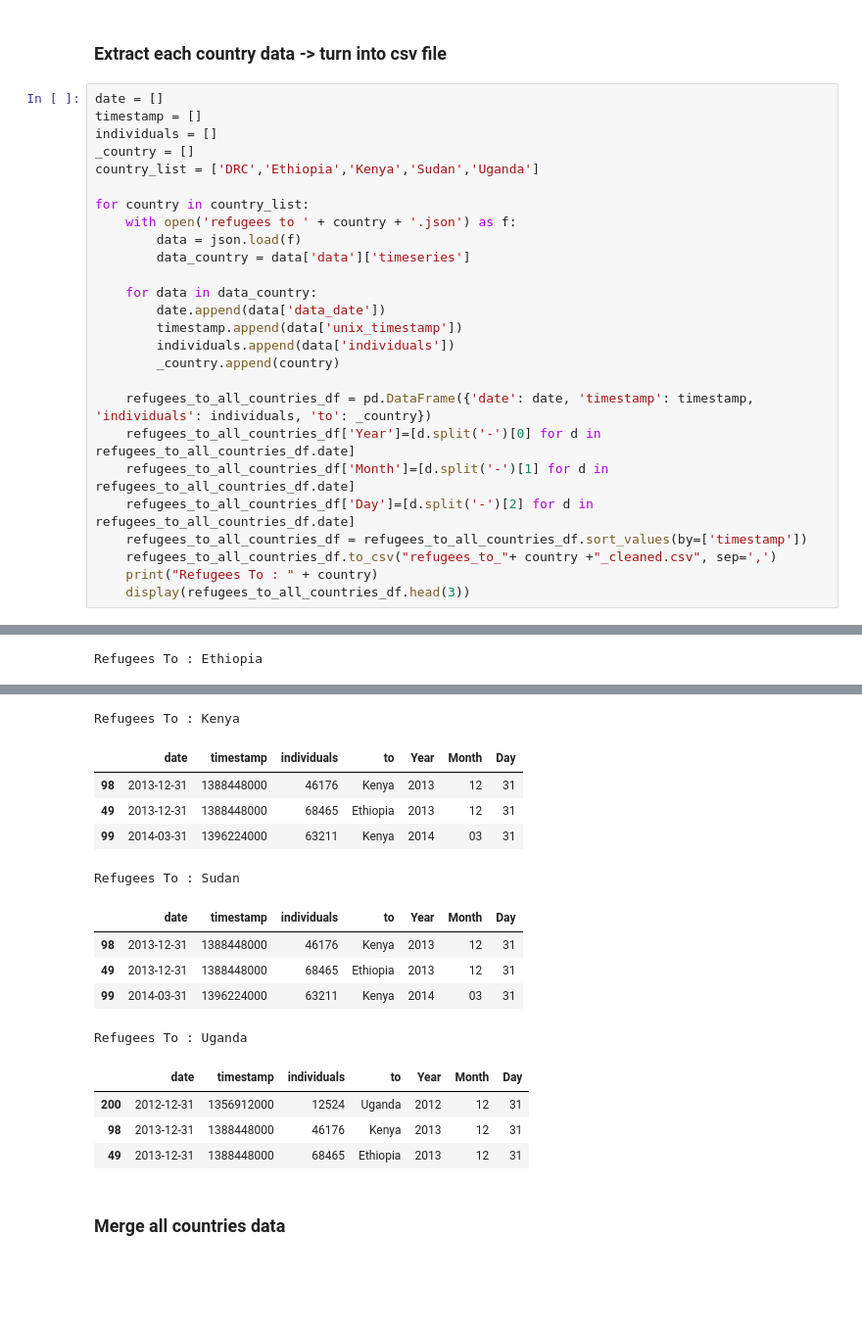
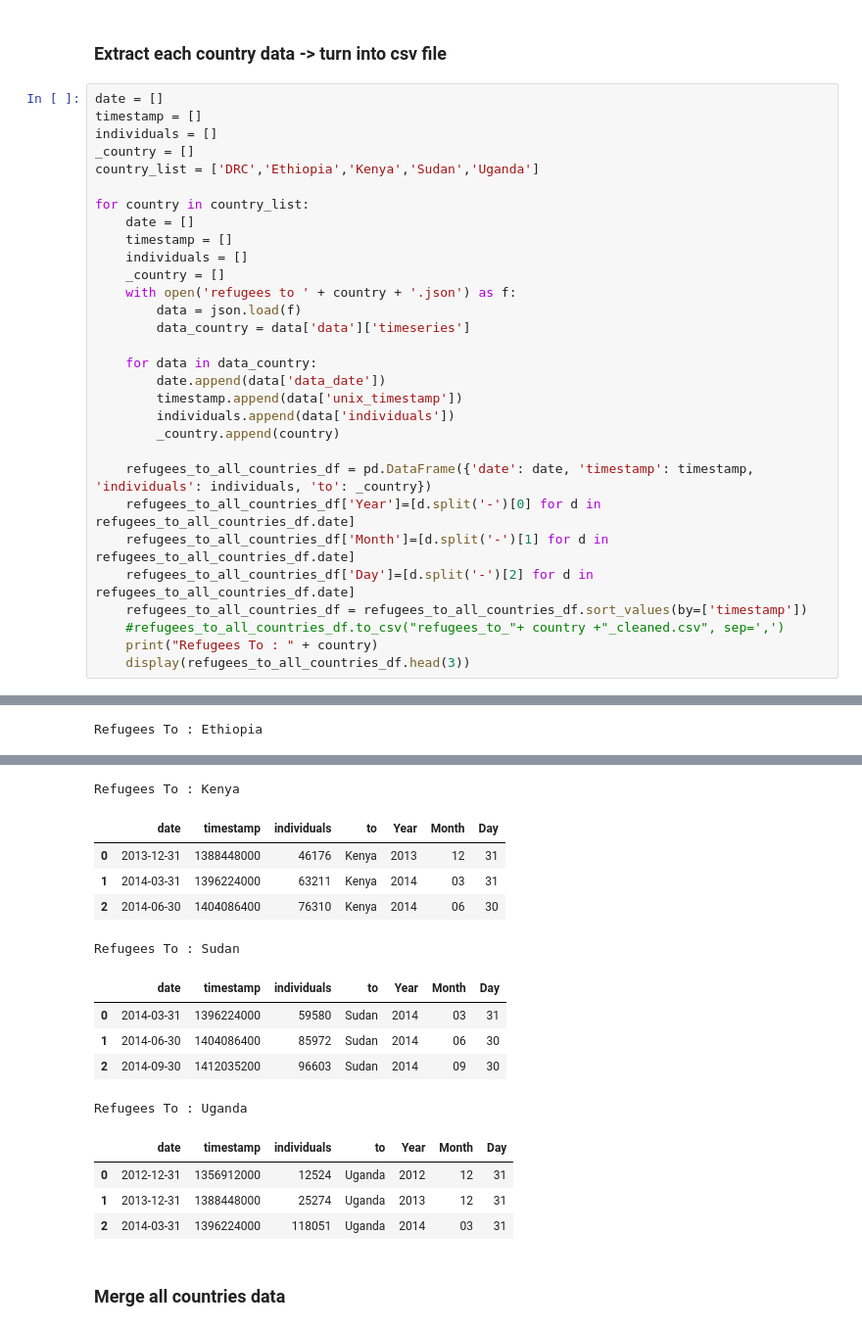
Before and after one commit to hbshih/Data-Science-17-18-Project, a Jupyter notebook: Refugees_To_[Country]_Explained.ipynb, the cells around one changed output, grey strips where cells are left out. Shown: that part at 98% size. Saved outputs shown, nothing was run; the diff lists cells and outputs as text; blank space fills up the shorter version.

```diff
--- a/Refugees_To_[Country]_Explained.ipynb
+++ b/Refugees_To_[Country]_Explained.ipynb
@@ -40,6 +40,10 @@ _country = []
 country_list = ['DRC','Ethiopia','Kenya','Sudan','Uganda']
 
 for country in country_list:
+    date = []
+    timestamp = []
+    individuals = []
+    _country = []
     with open('refugees to ' + country + '.json') as f:
         data = json.load(f)
         data_country = data['data']['timeseries']
@@ -55,7 +59,7 @@ for country in country_list:
     refugees_to_all_countries_df['Month']=[d.split('-')[1] for d in refugees_to_all_countries_df.date]
     refugees_to_all_countries_df['Day']=[d.split('-')[2] for d in refugees_to_all_countries_df.date]
     refugees_to_all_countries_df = refugees_to_all_countries_df.sort_values(by=['timestamp'])
-    refugees_to_all_countries_df.to_csv("refugees_to_"+ country +"_cleaned.csv", sep=',')
+    #refugees_to_all_countries_df.to_csv("refugees_to_"+ country +"_cleaned.csv", sep=',')
     print("Refugees To : " + country)
     display(refugees_to_all_countries_df.head(3))
 # %% [output]
@@ -72,18 +76,18 @@ Refugees To : Ethiopia
 Refugees To : Kenya
 |  | date | timestamp | individuals | to | Year | Month | Day |
-| 98 | 2013-12-31 | 1388448000 | 46176 | Kenya | 2013 | 12 | 31 |
-| 49 | 2013-12-31 | 1388448000 | 68465 | Ethiopia | 2013 | 12 | 31 |
-| 99 | 2014-03-31 | 1396224000 | 63211 | Kenya | 2014 | 03 | 31 |
+| 0 | 2013-12-31 | 1388448000 | 46176 | Kenya | 2013 | 12 | 31 |
+| 1 | 2014-03-31 | 1396224000 | 63211 | Kenya | 2014 | 03 | 31 |
+| 2 | 2014-06-30 | 1404086400 | 76310 | Kenya | 2014 | 06 | 30 |
 Refugees To : Sudan
 |  | date | timestamp | individuals | to | Year | Month | Day |
-| 98 | 2013-12-31 | 1388448000 | 46176 | Kenya | 2013 | 12 | 31 |
-| 49 | 2013-12-31 | 1388448000 | 68465 | Ethiopia | 2013 | 12 | 31 |
-| 99 | 2014-03-31 | 1396224000 | 63211 | Kenya | 2014 | 03 | 31 |
+| 0 | 2014-03-31 | 1396224000 | 59580 | Sudan | 2014 | 03 | 31 |
+| 1 | 2014-06-30 | 1404086400 | 85972 | Sudan | 2014 | 06 | 30 |
+| 2 | 2014-09-30 | 1412035200 | 96603 | Sudan | 2014 | 09 | 30 |
 Refugees To : Uganda
 |  | date | timestamp | individuals | to | Year | Month | Day |
-| 200 | 2012-12-31 | 1356912000 | 12524 | Uganda | 2012 | 12 | 31 |
-| 98 | 2013-12-31 | 1388448000 | 46176 | Kenya | 2013 | 12 | 31 |
-| 49 | 2013-12-31 | 1388448000 | 68465 | Ethiopia | 2013 | 12 | 31 |
+| 0 | 2012-12-31 | 1356912000 | 12524 | Uganda | 2012 | 12 | 31 |
+| 1 | 2013-12-31 | 1388448000 | 25274 | Uganda | 2013 | 12 | 31 |
+| 2 | 2014-03-31 | 1396224000 | 118051 | Uganda | 2014 | 03 | 31 |
 # %% [markdown]
 ### Merge all countries data
 # %%
```
Also changed, not shown: parts of 7 cells of this notebook, 14 other files.
